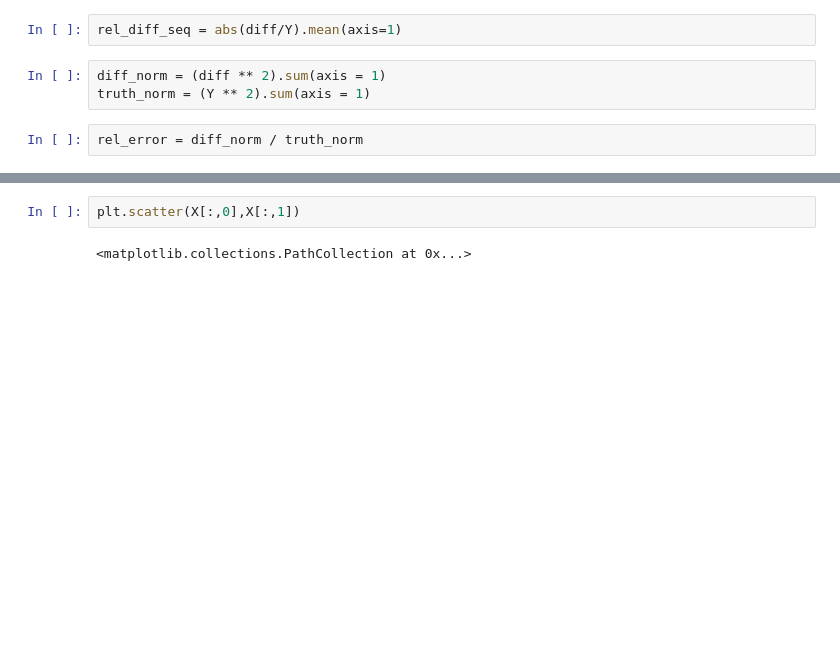
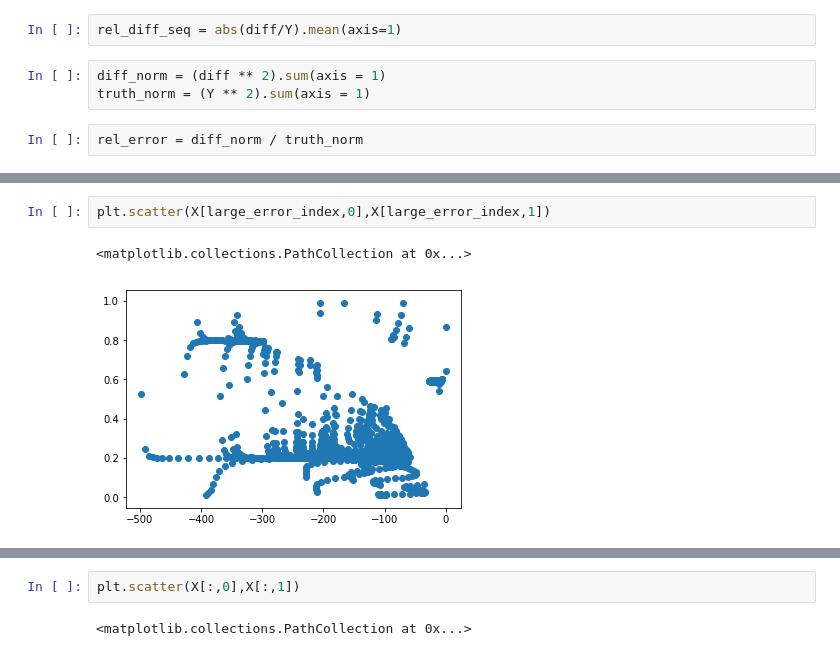
Before and after one commit to SiyangJ/Data-Assimilation, a Jupyter notebook: FA18/Modularized/MLEval.ipynb, the cells around one changed output, grey strips where cells are left out. Cells and saved outputs as stored; diff of their text form; blank space fills up the shorter version.

```diff
--- a/FA18/Modularized/MLEval.ipynb
+++ b/FA18/Modularized/MLEval.ipynb
@@ -54,0 +183,5 @@ rel_error = diff_norm / truth_norm
+# %%
+plt.scatter(X[large_error_index,0],X[large_error_index,1])
+# %% [output]
+<matplotlib.collections.PathCollection at 0x...>
+[figure, added]
```
Also changed, not shown: parts of 23 cells of this notebook, 3 other files.
